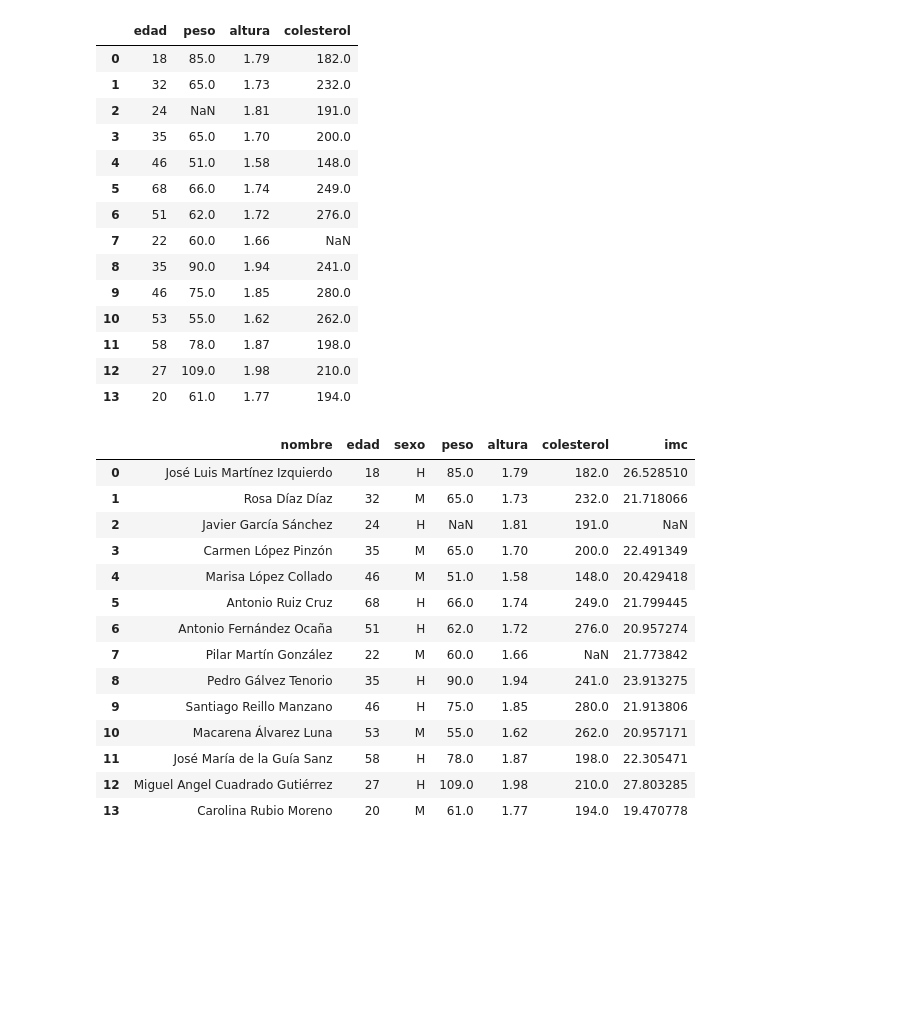
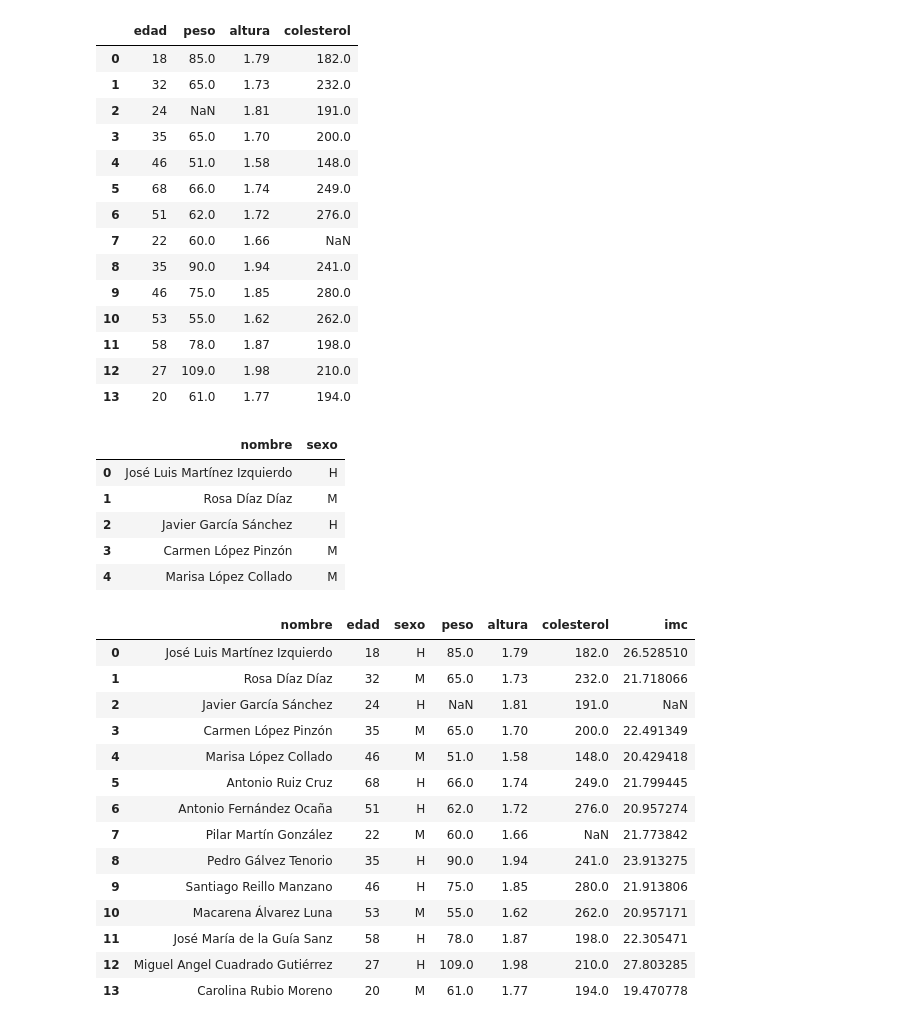
Before and after one commit to Senador05/phyton, a Jupyter notebook: Numpy/Pandas/pandas.ipynb, the cells around one changed output. Cells and saved outputs as stored; diff of their text form; code cells hidden in the pictures; blank space fills up the shorter version.

Commit message:
act panda

```diff
--- a/Numpy/Pandas/pandas.ipynb
+++ b/Numpy/Pandas/pandas.ipynb
@@ -911,0 +916,5 @@ dfcol[mask].dropna()
+# %%
+import pandas as pd
+
+dfcol = pd.read_csv('./data/colesterol.csv')
+dfcol.info()
@@ -933,6 +1000,14 @@ dfcol.select_dtypes(include=['int64','float64'])
 | 13 | 20 | 61.0 | 1.77 | 194.0 |
 # %%
 categorias = dfcol.select_dtypes(include=['object'])
+categorias.head()
+# %% [output]
+|  | nombre | sexo |
+| 0 | José Luis Martínez Izquierdo | H |
+| 1 | Rosa Díaz Díaz | M |
+| 2 | Javier García Sánchez | H |
+| 3 | Carmen López Pinzón | M |
+| 4 | Marisa López Collado | M |
 # %%
 dfcol['imc'] =dfcol['peso']/(dfcol['altura']**2)
 dfcol
```
Also changed, not shown: parts of 9 cells of this notebook.
